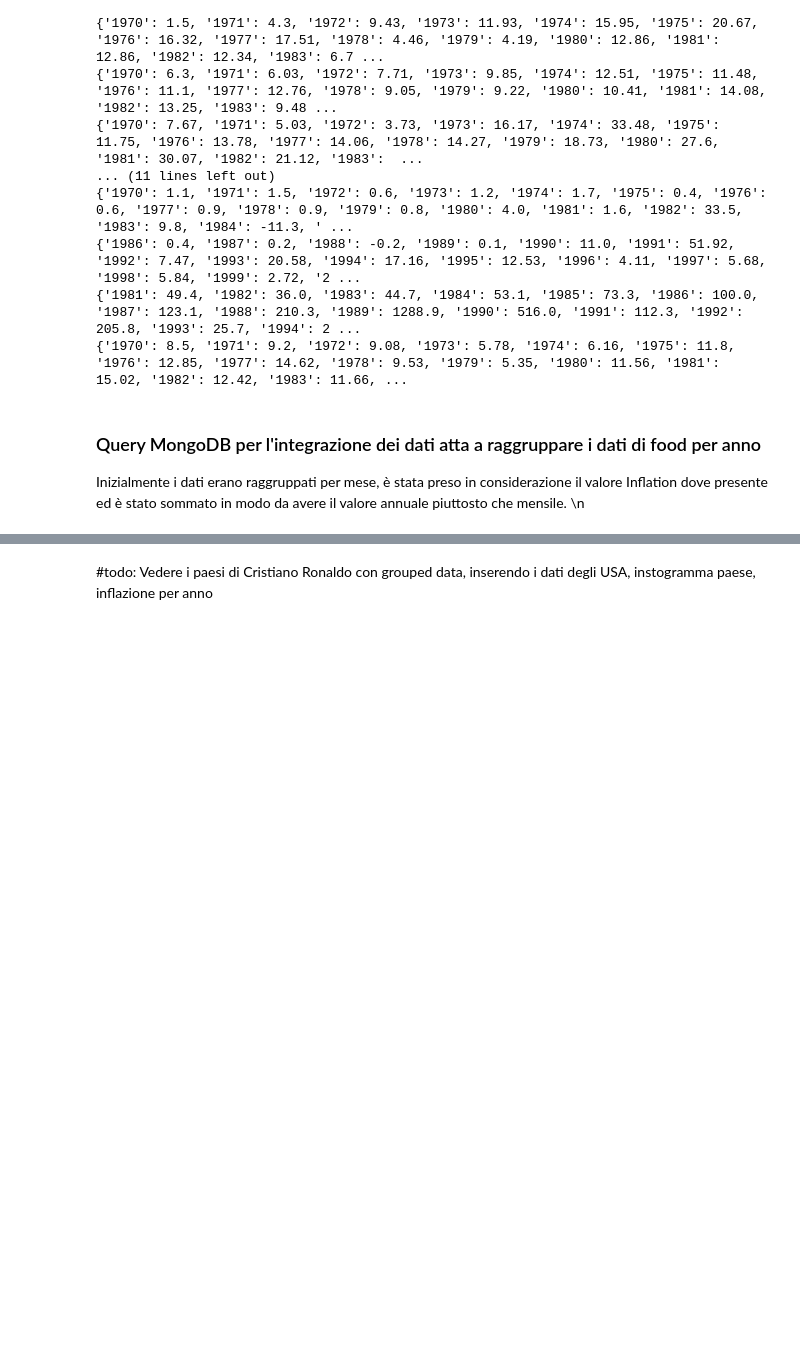
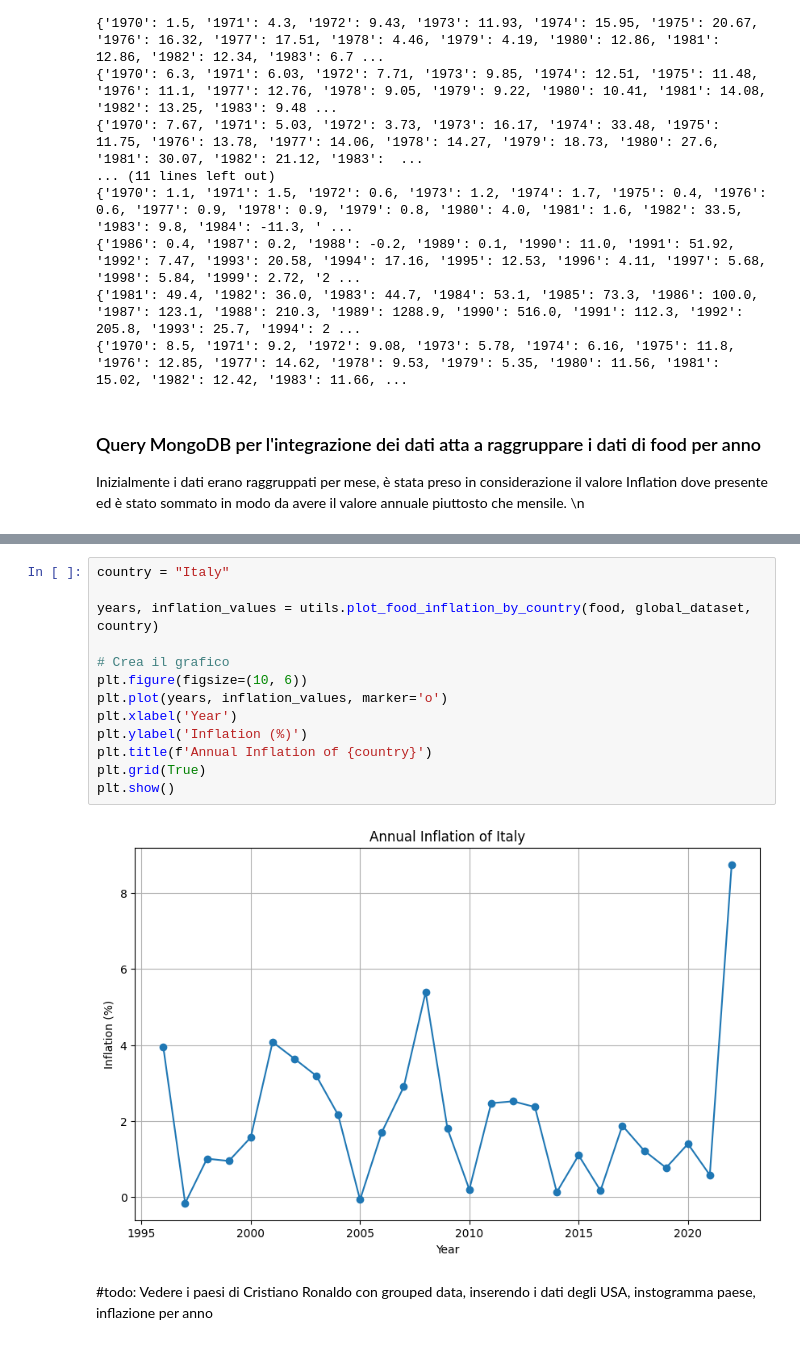
Before and after one commit to frenkmadda/ProgettoBD2_InflationAnalysis, a Jupyter notebook: main.ipynb, the cells around one changed output, grey strips where cells are left out. Drawn from its saved outputs; the diff is of its cells as text; blank space fills up the shorter version.

Commit message:
Added function to plot European Food inflation with data integration and formatting

```diff
--- a/main.ipynb
+++ b/main.ipynb
@@ -304,3 +145,18 @@ for doc in result:
+# %%
+country = "Italy"
+
+years, inflation_values = utils.plot_food_inflation_by_country(food, global_dataset, country)
+
+# Crea il grafico
+plt.figure(figsize=(10, 6))
+plt.plot(years, inflation_values, marker='o')
+plt.xlabel('Year')
+plt.ylabel('Inflation (%)')
+plt.title(f'Annual Inflation of {country}')
+plt.grid(True)
+plt.show()
+# %% [output]
+[figure, added]
 # %% [markdown]
 #todo: Vedere i paesi di Cristiano Ronaldo con grouped data, inserendo i dati degli USA, instogramma paese, inflazione per anno
 # %% [markdown]
```
Also changed, not shown: parts of 22 cells of this notebook, 1 other file.
